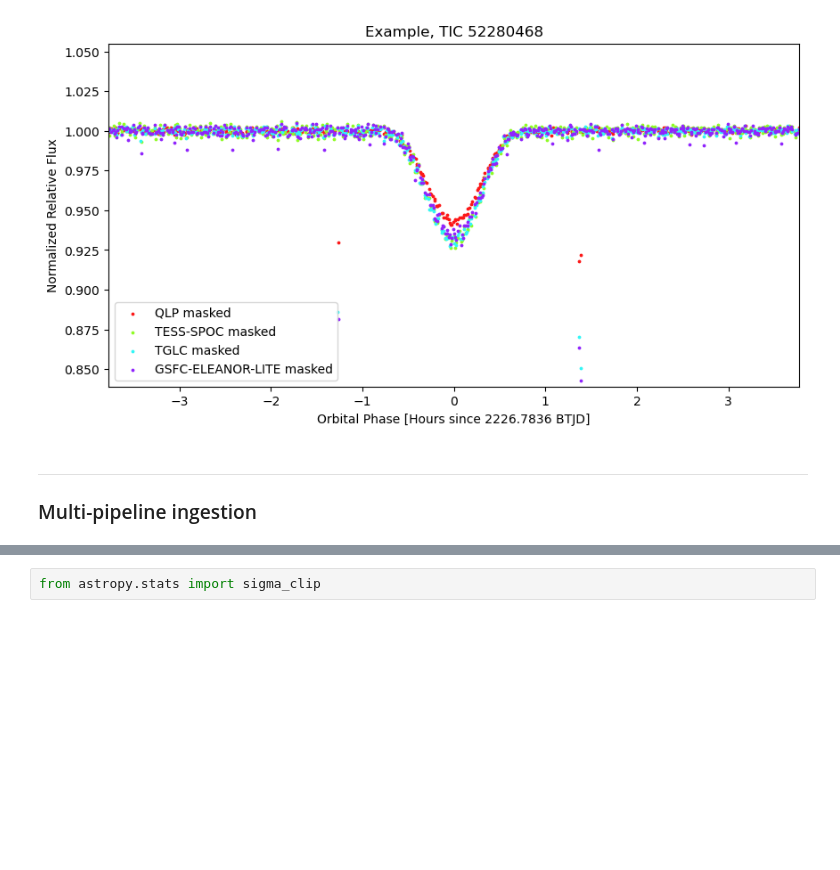
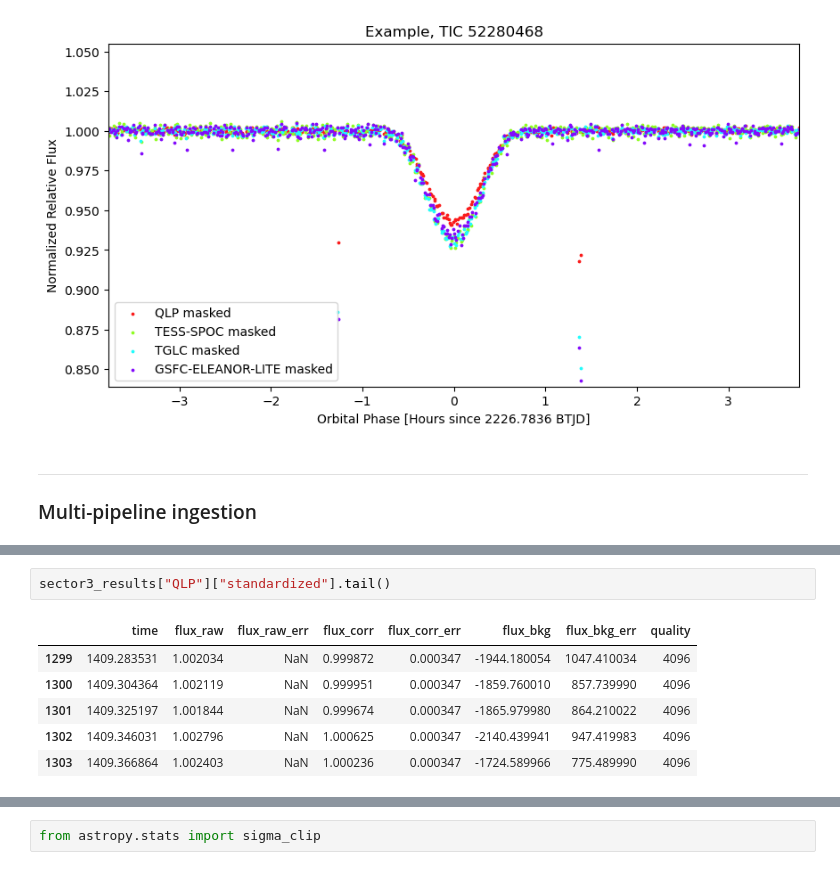
Before and after one commit to madelinejmg/project2026, a Jupyter notebook: main/NEMESIS_SPOC_QLP_TGLC_comparisons.ipynb, the cells around one changed output, grey strips where cells are left out. Drawn from its saved outputs; the diff is of its cells as text; blank space fills up the shorter version.

```diff
--- a/main/NEMESIS_SPOC_QLP_TGLC_comparisons.ipynb
+++ b/main/NEMESIS_SPOC_QLP_TGLC_comparisons.ipynb
@@ -296,3 +308,12 @@ results["QLP"]["standardized"].head()
+# %%
+sector3_results["QLP"]["standardized"].tail()
+# %% [output]
+|  | time | flux_raw | flux_raw_err | flux_corr | flux_corr_err | flux_bkg | flux_bkg_err | quality |
+| 1299 | 1409.283531 | 1.002034 | NaN | 0.999872 | 0.000347 | -1944.180054 | 1047.410034 | 4096 |
+| 1300 | 1409.304364 | 1.002119 | NaN | 0.999951 | 0.000347 | -1859.760010 | 857.739990 | 4096 |
+| 1301 | 1409.325197 | 1.001844 | NaN | 0.999674 | 0.000347 | -1865.979980 | 864.210022 | 4096 |
+| 1302 | 1409.346031 | 1.002796 | NaN | 1.000625 | 0.000347 | -2140.439941 | 947.419983 | 4096 |
+| 1303 | 1409.366864 | 1.002403 | NaN | 1.000236 | 0.000347 | -1724.589966 | 775.489990 | 4096 |
 # %%
 sector3_rows = []
 
```
Also changed, not shown: parts of 18 cells of this notebook, 3 other files.
